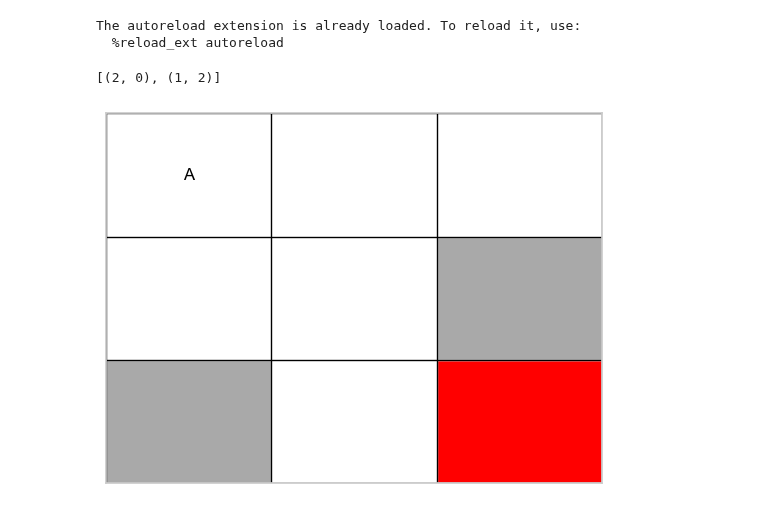
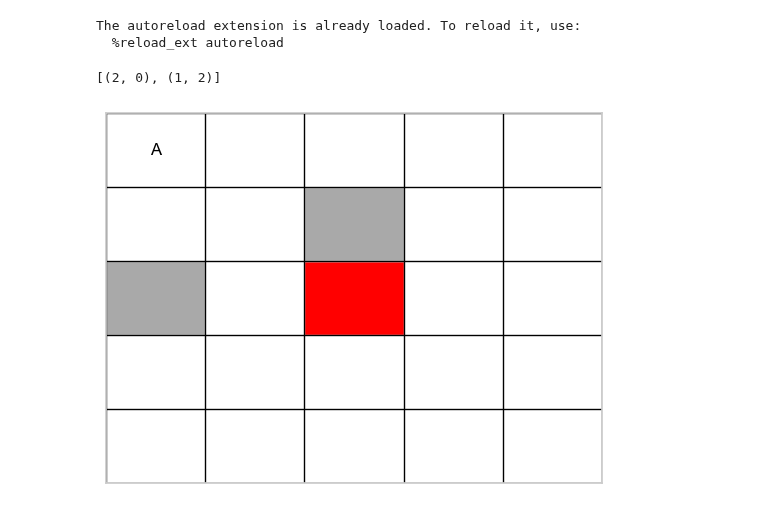
Before and after one commit to mariusdgm/phd-research, a Jupyter notebook: experiments/dqn/check_experiment.ipynb, the cells around one changed output. Drawn from its saved outputs; the diff is of its cells as text; code cells hidden in the pictures.

```diff
--- a/experiments/dqn/check_experiment.ipynb
+++ b/experiments/dqn/check_experiment.ipynb
@@ -41,16 +46,24 @@ The autoreload extension is already loaded. To reload it, use:
 # %%
 terminal_states = {(2, 2): 1}
 start_state = (0, 0)
-rows = 3
-cols = 3
+rows = 5
+cols = 5
 seed = 2
 
 # random_walls = randomize_walls_positions(rows, cols, start_state, terminal_states, 0.2, seed=seed)
 random_walls = [(2, 0), (1, 2)]
 print(random_walls)
-env = make_env(rows, cols, start_state=start_state, p_success=1, terminal_states=terminal_states, seed=seed, walls=random_walls)
+env = make_env(
+    rows,
+    cols,
+    start_state=start_state,
+    p_success=1,
+    terminal_states=terminal_states,
+    seed=seed,
+    walls=random_walls,
+)
 env.render()
 # %% [output]
 [(2, 0), (1, 2)]
-[figure, old version]
+[figure, new version]
 # %%
```
Also changed, not shown: parts of 13 cells of this notebook, 8 other files.
